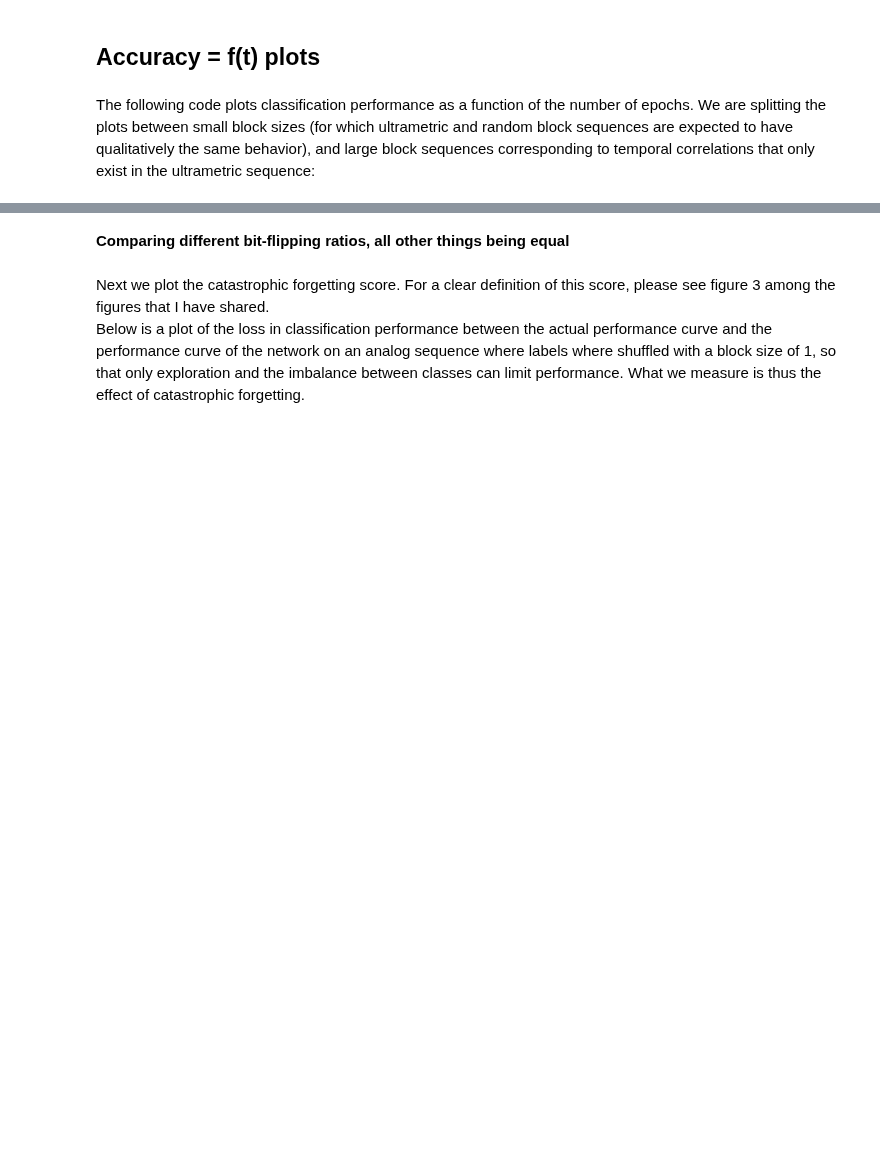
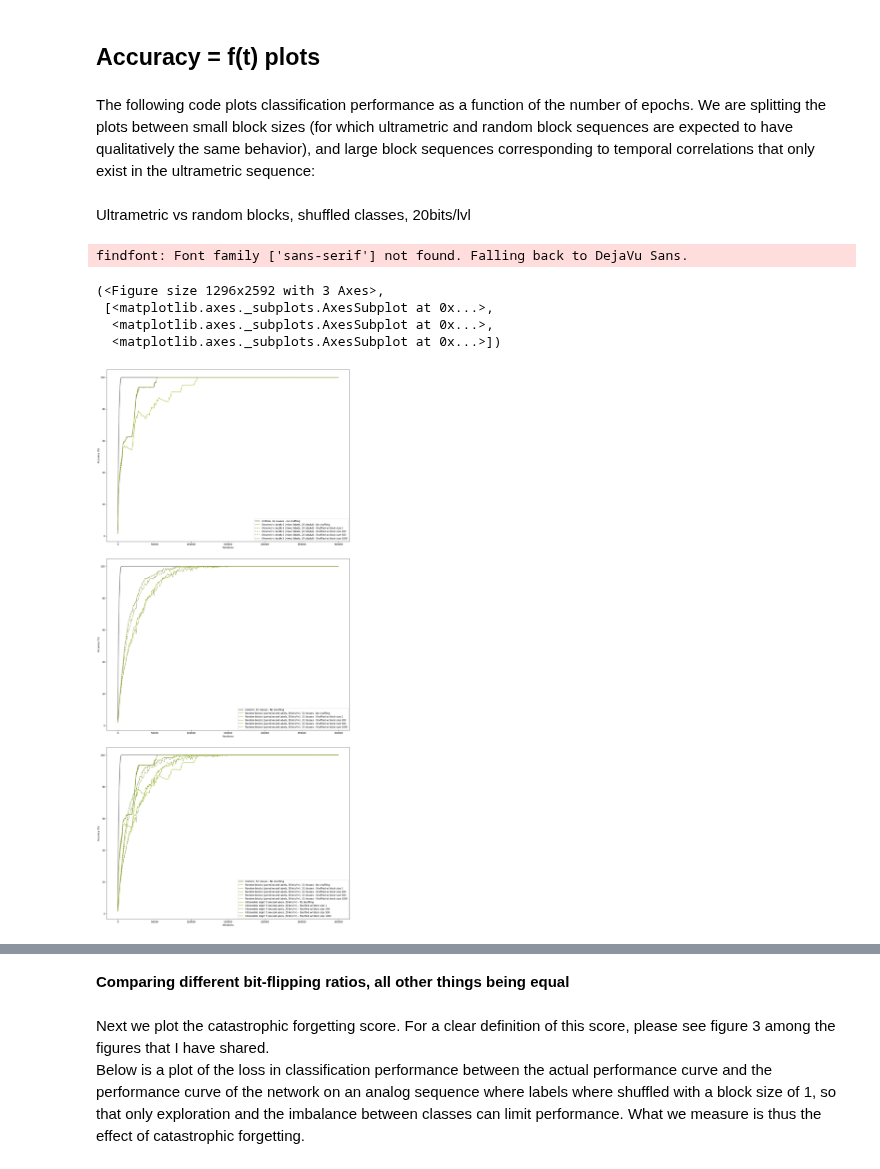
Before and after one commit to Brossollet-Antonin/Ultrametric-benchmark, a Jupyter notebook: notebooks/data_analysis_artificial.ipynb, the cells around one changed output, grey strips where cells are left out. Drawn from its saved outputs; the diff is of its cells as text; code cells hidden in the pictures; blank space fills up the shorter version.

```diff
--- a/notebooks/data_analysis_artificial.ipynb
+++ b/notebooks/data_analysis_artificial.ipynb
@@ -268,2 +226,17 @@ d7_all_splt_sizes = (1, 328, 1312, 20992, 83968)
+# %% [markdown]
+Ultrametric vs random blocks, shuffled classes, 20bits/lvl
+# %%
+ld.get_acc(
+	rs=rs5_um_mx_r20, rs_altr=rs5_blck_mx_r20, rs_unif=rs5_unif,
+	seq_length=seq_length, n_tests=n_tests, blocks=d5_sm_splt_sizes,
+	save_format='pdf'
+	)
+# %% [output]
+findfont: Font family ['sans-serif'] not found. Falling back to DejaVu Sans.
+(<Figure size 1296x2592 with 3 Axes>,
+ [<matplotlib.axes._subplots.AxesSubplot at 0x...>,
+  <matplotlib.axes._subplots.AxesSubplot at 0x...>,
+  <matplotlib.axes._subplots.AxesSubplot at 0x...>])
+[figure, added]
 # %%
 ld.get_acc(
```
Also changed, not shown: parts of 29 cells of this notebook, 5 other files.
